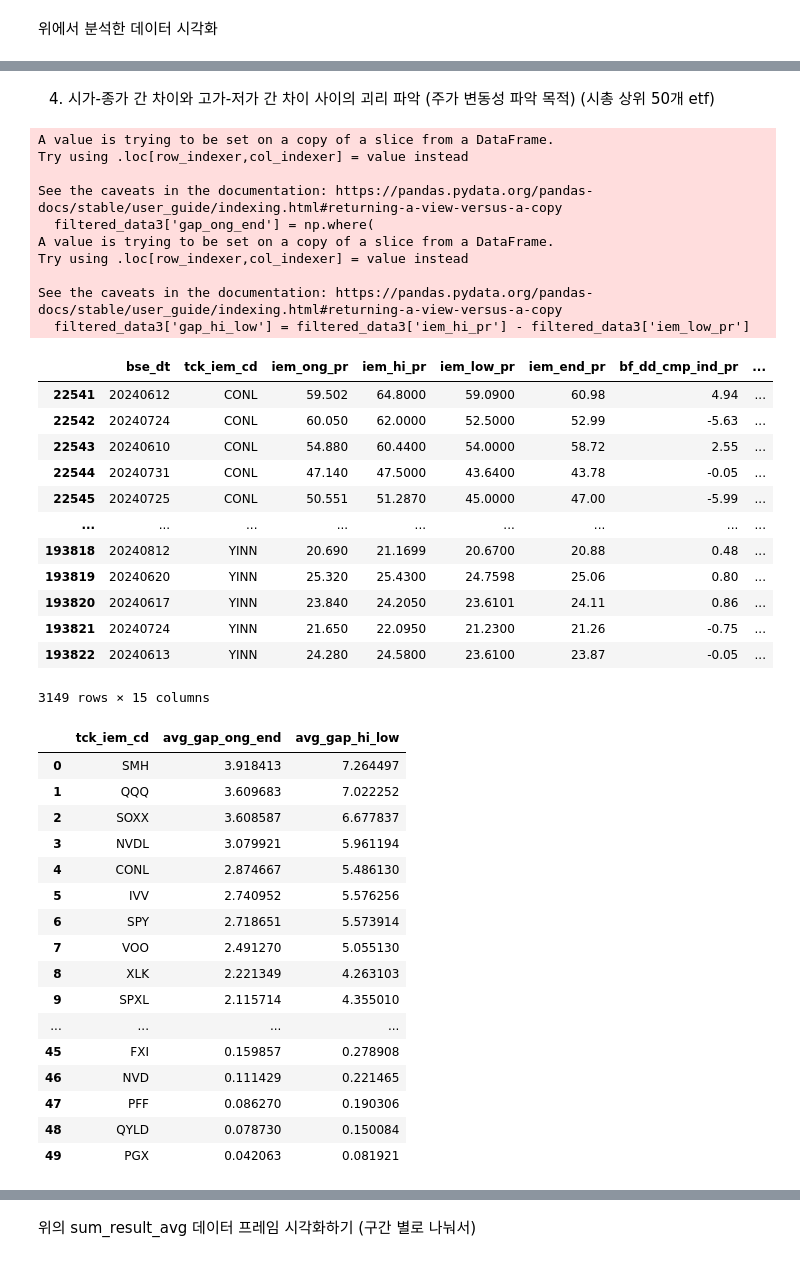
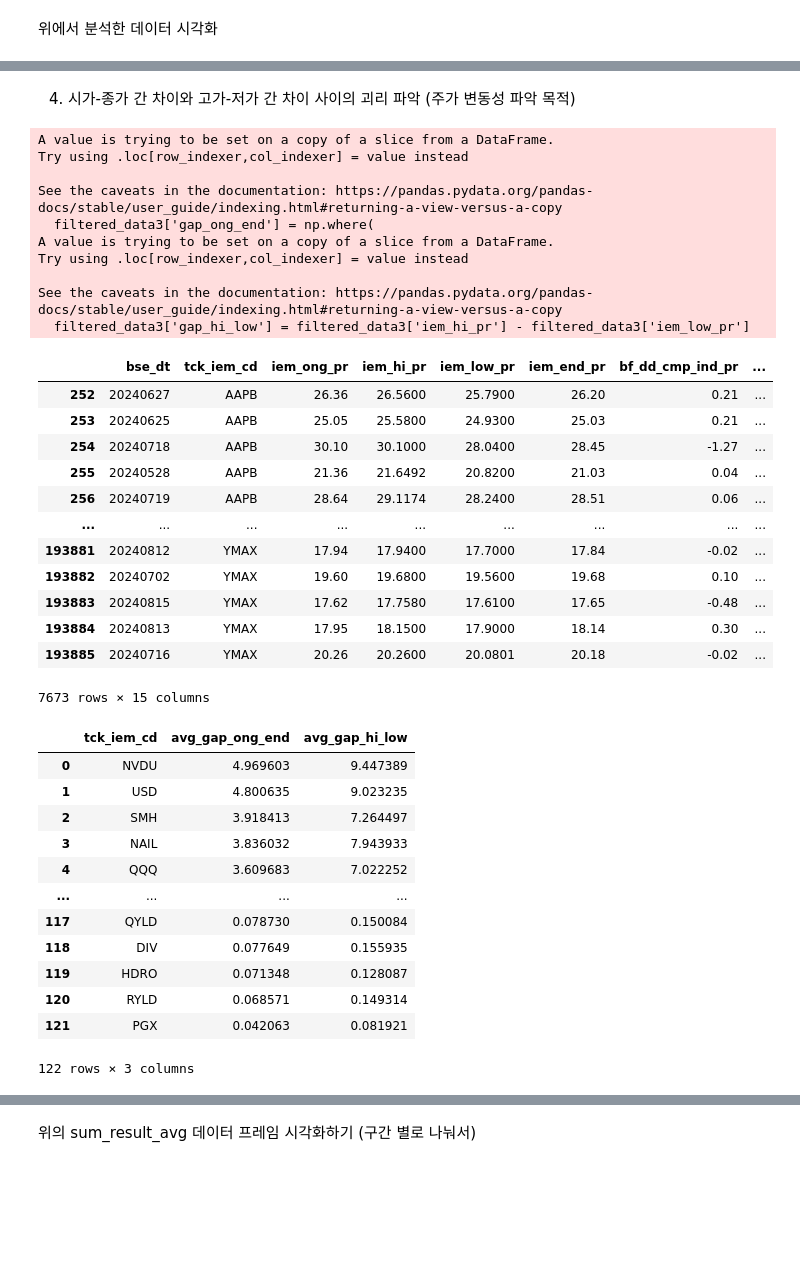
Before and after one commit to froggy-hyun/24NH_bigdata, a Jupyter notebook: code_yunseo.ipynb, the cells around one changed output, grey strips where cells are left out. Saved outputs shown, nothing was run; the diff lists cells and outputs as text; code cells hidden in the pictures; blank space fills up the shorter version.

```diff
--- a/code_yunseo.ipynb
+++ b/code_yunseo.ipynb
@@ -3,2 +3,8 @@
 # %% [markdown]
 data1 = 6번파일 / data2 = 1번파일 / data3 = 2번파일
+# %%
+import pandas as pd
+data1 = pd.read_csv('data_yoonseo\\NH_CONTEST_DATA_ETF_HOLDINGS.csv', encoding='cp949')
+result1 = data1.groupby('etf_tck_cd')['mkt_vlu'].sum().reset_index()
+ETF_top = result1.sort_values(by='mkt_vlu', ascending=False)
+display(ETF_top)
@@ -113,10 +141,12 @@ display(filtered_df)
 2번파일의 acl_trd_qty(누적거래수량) 활용
 # %%
 data3 = pd.read_csv('data_chanwoo/NH_CONTEST_STK_DT_QUT.csv', encoding='cp949')
+etf_tck_cd_list = ETF_top['etf_tck_cd'].tolist()
+
 data3['tck_iem_cd'] = data3['tck_iem_cd'].str.strip()
-filtered_data3 = data3[data3['tck_iem_cd'].isin(etf_codes)]
-result2 = filtered_data3.groupby('tck_iem_cd')['acl_trd_qty'].sum().reset_index()
-result2_sorted = result2.sort_values(by='acl_trd_qty', ascending=False)
-result2_sorted
+filtered_data3 = data3[data3['tck_iem_cd'].isin(etf_tck_cd_list)]
+result1 = filtered_data3.groupby('tck_iem_cd')['acl_trd_qty'].sum().reset_index()
+result1_sorted = result1.sort_values(by='acl_trd_qty', ascending=False)
+result1_sorted
 # %% [output]
 |  | tck_iem_cd | acl_trd_qty |
@@ -231,42 +187,42 @@ merged_data
 # %% [markdown]
-4. 시가-종가 간 차이와 고가-저가 간 차이 사이의 괴리 파악 (주가 변동성 파악 목적) (시총 상위 50개 etf)
+4. 시가-종가 간 차이와 고가-저가 간 차이 사이의 괴리 파악 (주가 변동성 파악 목적)
 # %%
-filtered_data3 = data3[data3['tck_iem_cd'].isin(acl_trd_top_50['tck_iem_cd'])]
+filtered_data3 = data3[data3['tck_iem_cd'].isin(result1_sorted['tck_iem_cd'])]
 
 import numpy as np
 # gap_ong_end 열 생성 후, 시가와 종가의 차이를 열에 넣기
 filtered_data3['gap_ong_end'] = np.where(
     filtered_data3['iem_ong_pr'] > filtered_data3['iem_end_pr'],
     filtered_data3['iem_ong_pr'] - filtered_data3['iem_end_pr'],
     filtered_data3['iem_end_pr'] - filtered_data3['iem_ong_pr']
 )
 # gap_hi_low 열 생성, 고가 - 저가를 열에 넣기
 filtered_data3['gap_hi_low'] = filtered_data3['iem_hi_pr'] - filtered_data3['iem_low_pr']
 filtered_data3
 # %% [output]
 A value is trying to be set on a copy of a slice from a DataFrame.
 Try using .loc[row_indexer,col_indexer] = value instead
 
 See the caveats in the documentation: https://pandas.pydata.org/pandas-docs/stable/user_guide/indexing.html#returning-a-view-versus-a-copy
   filtered_data3['gap_ong_end'] = np.where(
 A value is trying to be set on a copy of a slice from a DataFrame.
 Try using .loc[row_indexer,col_indexer] = value instead
 
 See the caveats in the documentation: https://pandas.pydata.org/pandas-docs/stable/user_guide/indexing.html#returning-a-view-versus-a-copy
   filtered_data3['gap_hi_low'] = filtered_data3['iem_hi_pr'] - filtered_data3['iem_low_pr']
 |  | bse_dt | tck_iem_cd | iem_ong_pr | iem_hi_pr | iem_low_pr | iem_end_pr | bf_dd_cmp_ind_pr | ... |
-| 22541 | 20240612 | CONL | 59.502 | 64.8000 | 59.0900 | 60.98 | 4.94 | ... |
-| 22542 | 20240724 | CONL | 60.050 | 62.0000 | 52.5000 | 52.99 | -5.63 | ... |
-| 22543 | 20240610 | CONL | 54.880 | 60.4400 | 54.0000 | 58.72 | 2.55 | ... |
-| 22544 | 20240731 | CONL | 47.140 | 47.5000 | 43.6400 | 43.78 | -0.05 | ... |
-| 22545 | 20240725 | CONL | 50.551 | 51.2870 | 45.0000 | 47.00 | -5.99 | ... |
+| 252 | 20240627 | AAPB | 26.36 | 26.5600 | 25.7900 | 26.20 | 0.21 | ... |
+| 253 | 20240625 | AAPB | 25.05 | 25.5800 | 24.9300 | 25.03 | 0.21 | ... |
+| 254 | 20240718 | AAPB | 30.10 | 30.1000 | 28.0400 | 28.45 | -1.27 | ... |
+| 255 | 20240528 | AAPB | 21.36 | 21.6492 | 20.8200 | 21.03 | 0.04 | ... |
+| 256 | 20240719 | AAPB | 28.64 | 29.1174 | 28.2400 | 28.51 | 0.06 | ... |
 | ... | ... | ... | ... | ... | ... | ... | ... | ... |
-| 193818 | 20240812 | YINN | 20.690 | 21.1699 | 20.6700 | 20.88 | 0.48 | ... |
-| 193819 | 20240620 | YINN | 25.320 | 25.4300 | 24.7598 | 25.06 | 0.80 | ... |
-| 193820 | 20240617 | YINN | 23.840 | 24.2050 | 23.6101 | 24.11 | 0.86 | ... |
-| 193821 | 20240724 | YINN | 21.650 | 22.0950 | 21.2300 | 21.26 | -0.75 | ... |
-| 193822 | 20240613 | YINN | 24.280 | 24.5800 | 23.6100 | 23.87 | -0.05 | ... |
+| 193881 | 20240812 | YMAX | 17.94 | 17.9400 | 17.7000 | 17.84 | -0.02 | ... |
+| 193882 | 20240702 | YMAX | 19.60 | 19.6800 | 19.5600 | 19.68 | 0.10 | ... |
+| 193883 | 20240815 | YMAX | 17.62 | 17.7580 | 17.6100 | 17.65 | -0.48 | ... |
+| 193884 | 20240813 | YMAX | 17.95 | 18.1500 | 17.9000 | 18.14 | 0.30 | ... |
+| 193885 | 20240716 | YMAX | 20.26 | 20.2600 | 20.0801 | 20.18 | -0.02 | ... |
-3149 rows × 15 columns
+7673 rows × 15 columns
 # %%
 # tck_iem_cd를 기준으로 평균 계산
 result_avg = filtered_data3.groupby('tck_iem_cd').agg(
@@ -280,22 +236,18 @@ sorted_result_avg = result_avg.sort_values(by=['avg_gap_ong_end', 'avg_gap_hi_lo
 sorted_result_avg
 # %% [output]
 |  | tck_iem_cd | avg_gap_ong_end | avg_gap_hi_low |
-| 0 | SMH | 3.918413 | 7.264497 |
-| 1 | QQQ | 3.609683 | 7.022252 |
-| 2 | SOXX | 3.608587 | 6.677837 |
-| 3 | NVDL | 3.079921 | 5.961194 |
-| 4 | CONL | 2.874667 | 5.486130 |
-| 5 | IVV | 2.740952 | 5.576256 |
-| 6 | SPY | 2.718651 | 5.573914 |
-| 7 | VOO | 2.491270 | 5.055130 |
-| 8 | XLK | 2.221349 | 4.263103 |
-| 9 | SPXL | 2.115714 | 4.355010 |
+| 0 | NVDU | 4.969603 | 9.447389 |
+| 1 | USD | 4.800635 | 9.023235 |
+| 2 | SMH | 3.918413 | 7.264497 |
+| 3 | NAIL | 3.836032 | 7.943933 |
+| 4 | QQQ | 3.609683 | 7.022252 |
 | ... | ... | ... | ... |
-| 45 | FXI | 0.159857 | 0.278908 |
-| 46 | NVD | 0.111429 | 0.221465 |
-| 47 | PFF | 0.086270 | 0.190306 |
-| 48 | QYLD | 0.078730 | 0.150084 |
-| 49 | PGX | 0.042063 | 0.081921 |
+| 117 | QYLD | 0.078730 | 0.150084 |
+| 118 | DIV | 0.077649 | 0.155935 |
+| 119 | HDRO | 0.071348 | 0.128087 |
+| 120 | RYLD | 0.068571 | 0.149314 |
+| 121 | PGX | 0.042063 | 0.081921 |
+122 rows × 3 columns
 # %%
 # 그래프 크기 설정
 plt.figure(figsize=(14, 6))
```
Also changed, not shown: parts of 24 cells of this notebook.
